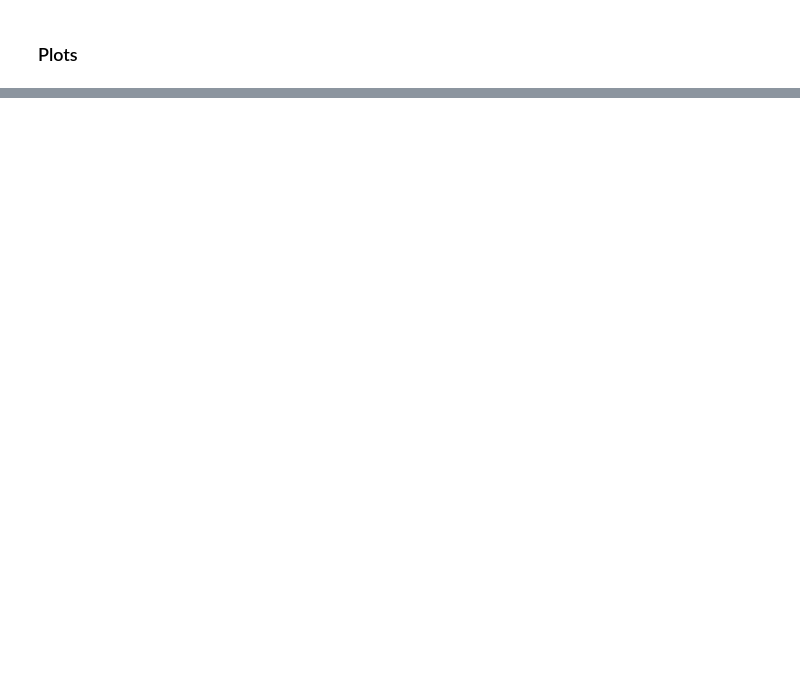
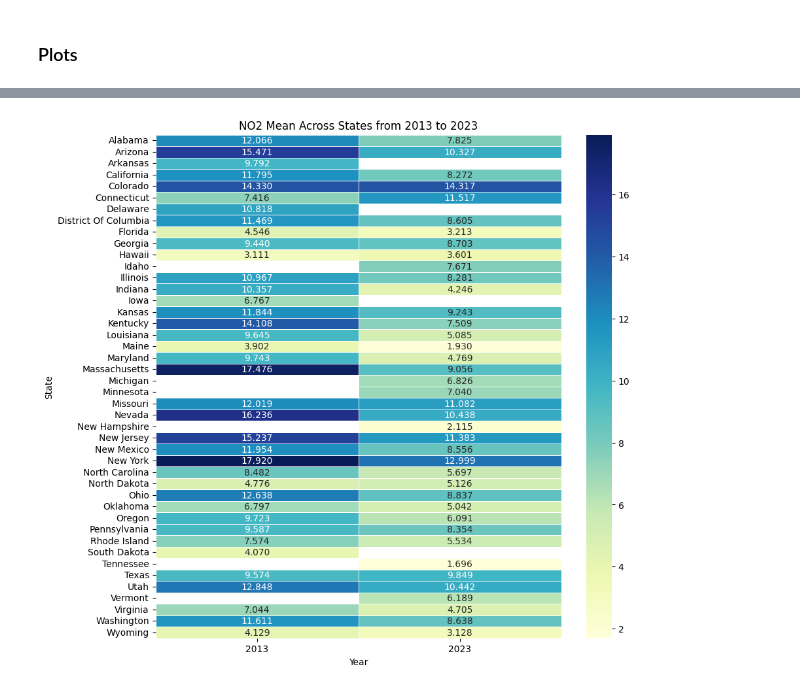
Before and after one commit to Julia-Heffner/M2-Mini-Project, a Jupyter notebook: Air_Pollution_Data_Analysis.ipynb, the cells around one changed output, grey strips where cells are left out. Drawn from its saved outputs; the diff is of its cells as text; code cells hidden in the pictures; blank space fills up the shorter version.

```diff
--- a/Air_Pollution_Data_Analysis.ipynb
+++ b/Air_Pollution_Data_Analysis.ipynb
@@ -230,0 +301,13 @@ plt.show()
+# %%
+#Heatmap of NO2 across the states from 2013 to 2023
+
+#Prepping data
+o3_pivot = data_2013_2023.pivot_table(index='State', columns='Year', values='NO2 Mean')
+
+#create heatmap
+plt.figure(figsize=(10, 10))  # Adjust the figure size as needed
+sns.heatmap(o3_pivot, annot=True, cmap="YlGnBu", cbar=True, linewidths=0.5, fmt='.3f')
+plt.title("NO2 Mean Across States from 2013 to 2023")
+plt.show()
+# %% [output]
+[figure, added]
```
Also changed, not shown: parts of 16 cells of this notebook.
